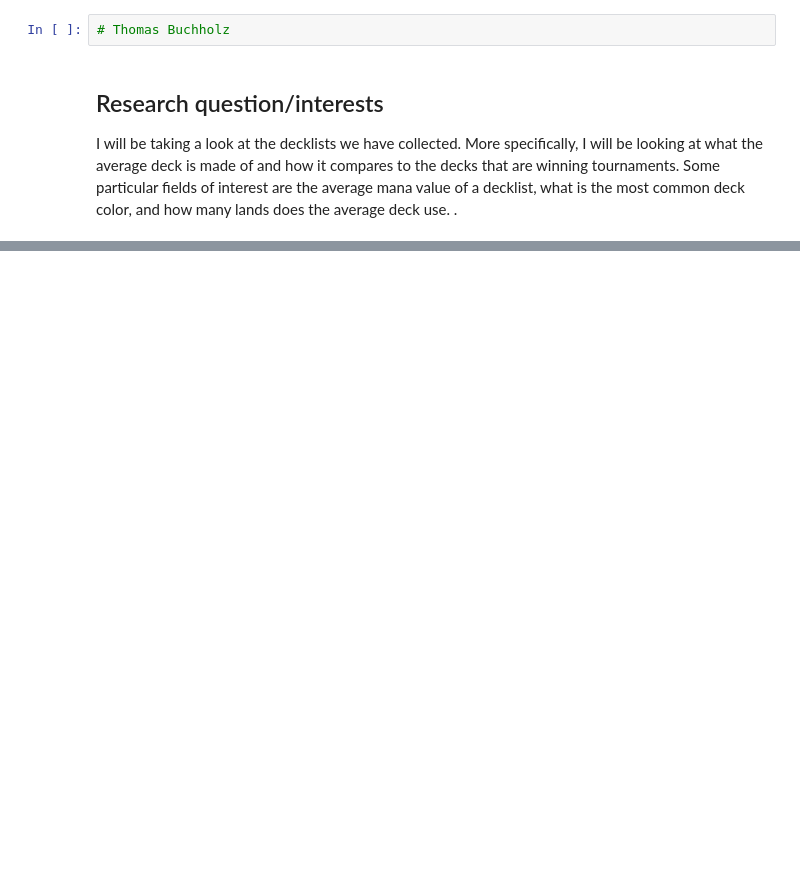
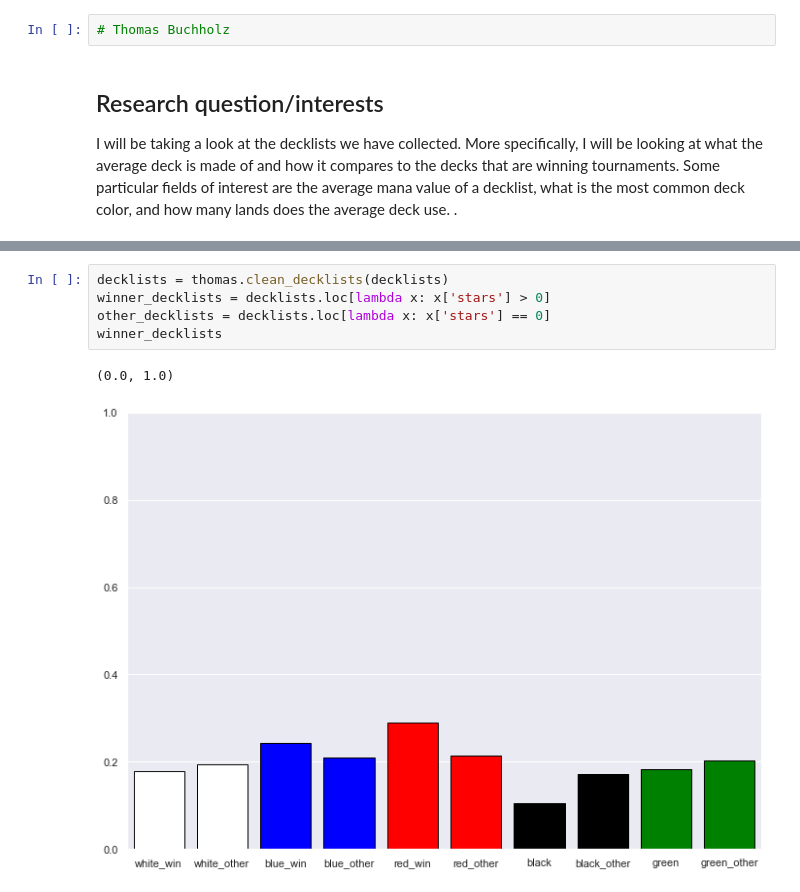
Before and after one commit to data301-2021-winter1/project-group69-project, a Jupyter notebook: notebooks/analysis1.ipynb, the cells around one changed output, grey strips where cells are left out. Cells and saved outputs as stored; diff of their text form; blank space fills up the shorter version.

```diff
--- a/notebooks/analysis1.ipynb
+++ b/notebooks/analysis1.ipynb
@@ -32,0 +33,8 @@ print(decklists)
+# %%
+decklists = thomas.clean_decklists(decklists)
+winner_decklists = decklists.loc[lambda x: x['stars'] > 0]
+other_decklists = decklists.loc[lambda x: x['stars'] == 0]
+winner_decklists
+# %% [output]
+(0.0, 1.0)
+[figure, added]
```
Also changed, not shown: parts of 4 cells of this notebook, 1 other file.
